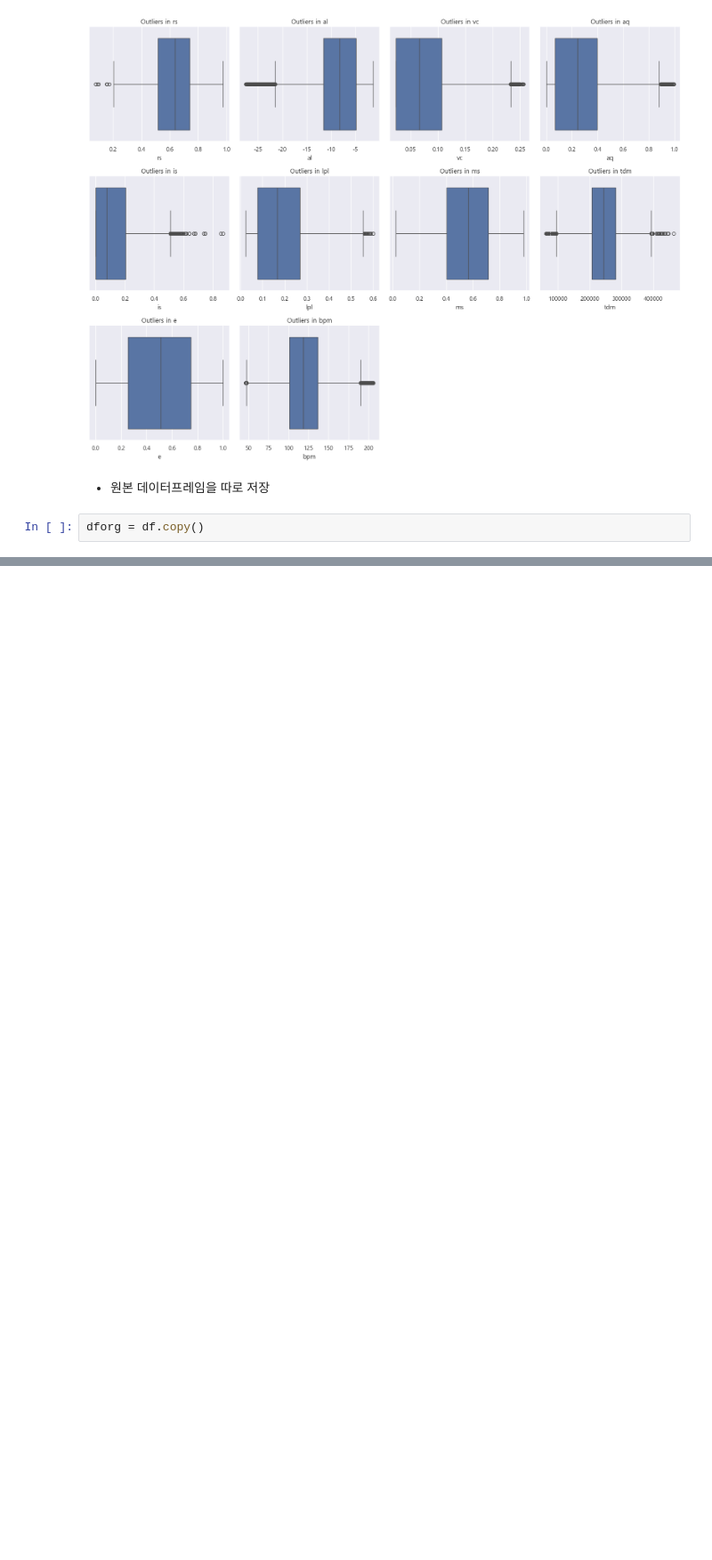
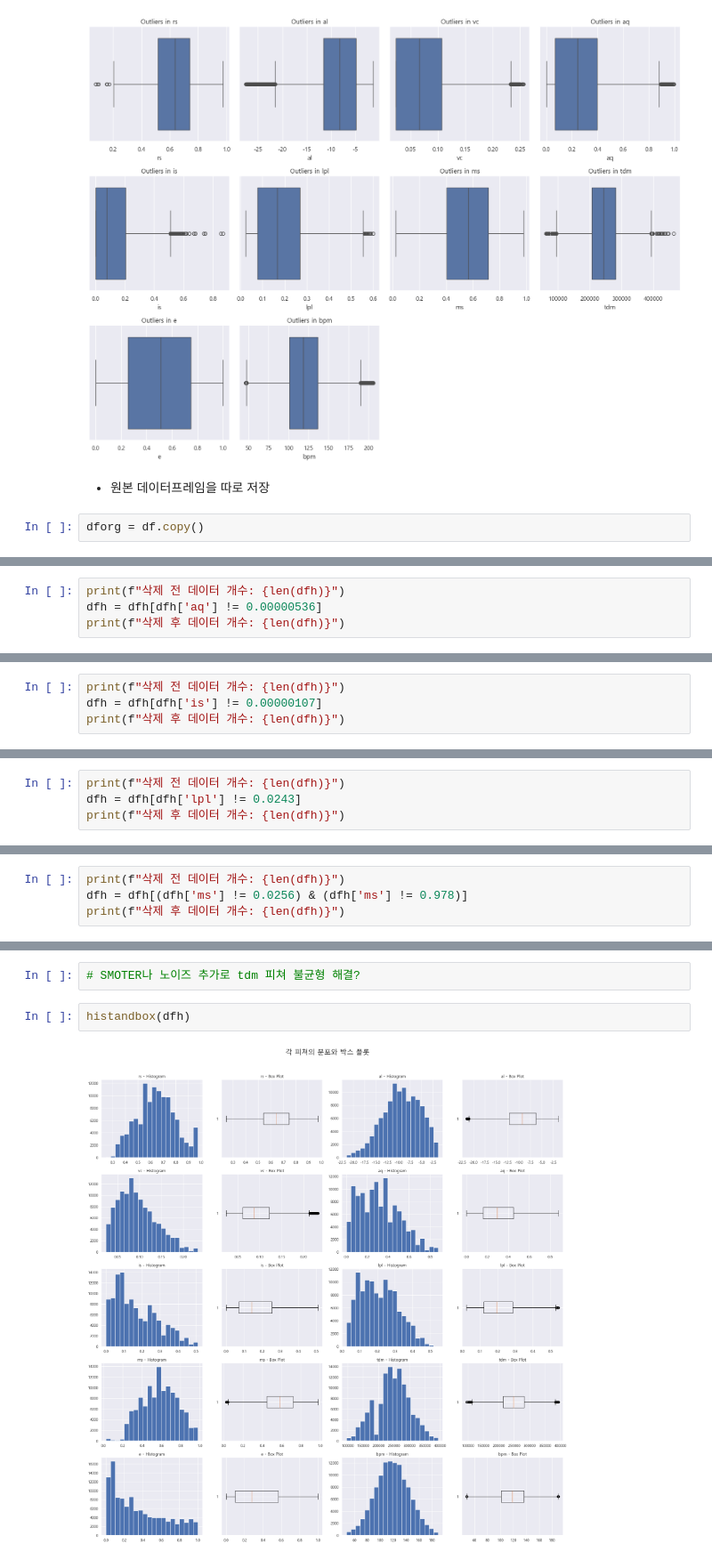
Before and after one commit to Cathesth/bpm-prediction, a Jupyter notebook: jupyter/PRJ-발표-최종.ipynb, the cells around one changed output, grey strips where cells are left out. Shown at 89% size. Cells and saved outputs as stored; diff of their text form; blank space fills up the shorter version.

```diff
--- a/jupyter/PRJ-발표-최종.ipynb
+++ b/jupyter/PRJ-발표-최종.ipynb
@@ -208,0 +477,4 @@ def preprocess(df):
+# %%
+print(f"삭제 전 데이터 개수: {len(dfh)}")
+dfh = dfh[dfh['aq'] != 0.00000536]
+print(f"삭제 후 데이터 개수: {len(dfh)}")
@@ -208,0 +506,4 @@ def preprocess(df):
+# %%
+print(f"삭제 전 데이터 개수: {len(dfh)}")
+dfh = dfh[dfh['is'] != 0.00000107]
+print(f"삭제 후 데이터 개수: {len(dfh)}")
@@ -208,0 +535,4 @@ def preprocess(df):
+# %%
+print(f"삭제 전 데이터 개수: {len(dfh)}")
+dfh = dfh[dfh['lpl'] != 0.0243]
+print(f"삭제 후 데이터 개수: {len(dfh)}")
@@ -208,0 +567,4 @@ def preprocess(df):
+# %%
+print(f"삭제 전 데이터 개수: {len(dfh)}")
+dfh = dfh[(dfh['ms'] != 0.0256) & (dfh['ms'] != 0.978)]
+print(f"삭제 후 데이터 개수: {len(dfh)}")
@@ -208,0 +593,6 @@ def preprocess(df):
+# %%
+# SMOTER나 노이즈 추가로 tdm 피쳐 불균형 해결?
+# %%
+histandbox(dfh)
+# %% [output]
+[figure, added]
```
Also changed, not shown: parts of 99 cells of this notebook, 3 other files.
